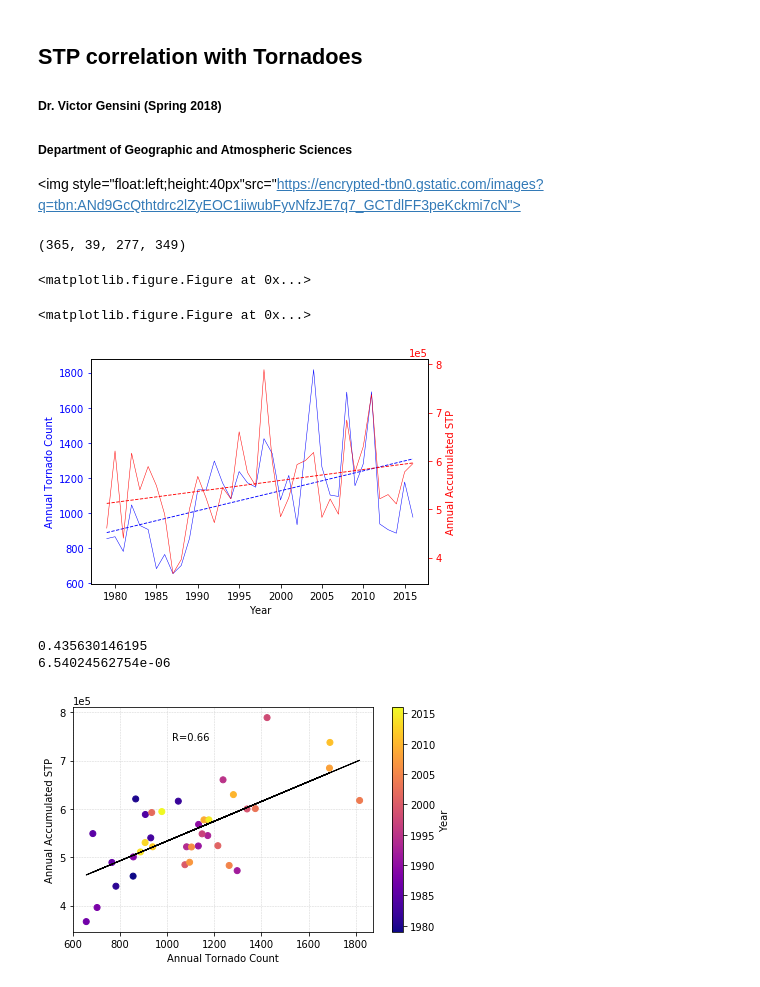
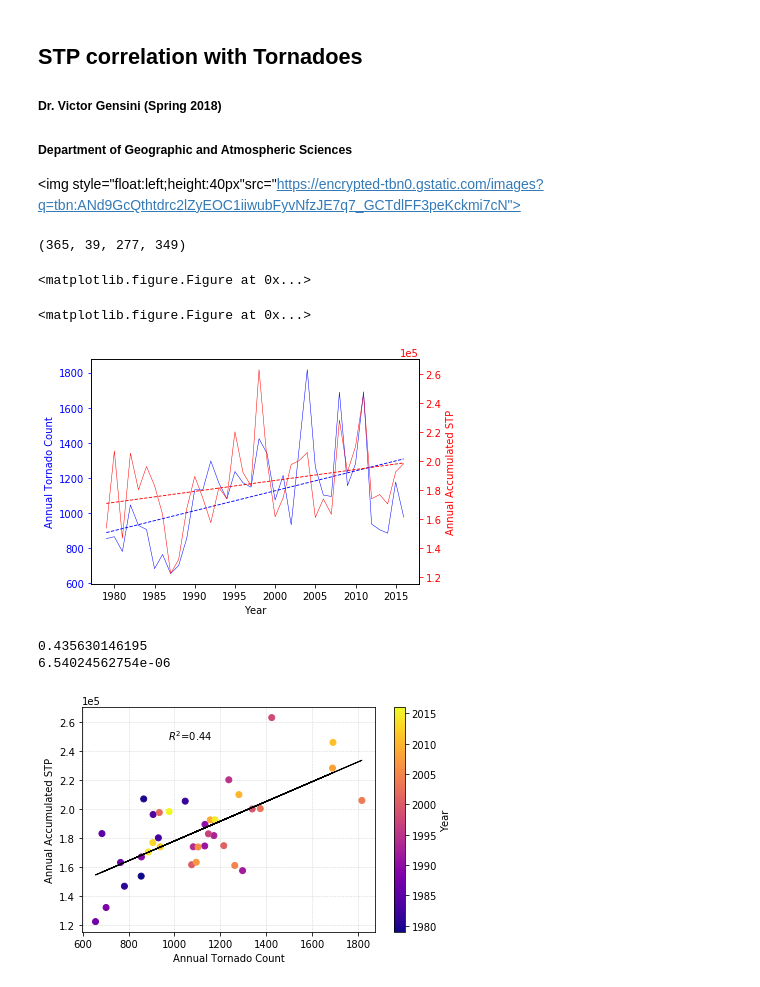
Before and after one commit to vgensini/enso, a Jupyter notebook: correlation.ipynb, the cells around one changed output. Cells and saved outputs as stored; diff of their text form; code cells hidden in the pictures.

```diff
--- a/correlation.ipynb
+++ b/correlation.ipynb
@@ -102,7 +102,7 @@ plt.figure(figsize=(18,11))
 for yr in years:
     stp_dy_val = inter_var[yr,:,:]
     stp_dy_val_clip = np.ma.masked_where(clip==False,stp_dy_val)
-    jul_vals.append(stp_dy_val_clip.sum()*3.)
+    jul_vals.append(stp_dy_val_clip.sum())
 plt.figure(figsize=(18,11))
 #fit = np.polyfit(years,jul_vals,1)
 #fit_fn = np.poly1d(fit)
@@ -111,35 +111,35 @@ plt.figure(figsize=(18,11))
 # fit_fn is now a function which takes in x and returns an estimate for y
 
 #plt.plot(years,jul_vals, 'b-', years, fit_fn(years), '--k')
 #plt.title('1979-2017 Interannual Variability of US Gridpoint Hours with STP > 1')
 fig, ax1 = plt.subplots()
 t = np.arange(1979,2017,1)
 fit = np.polyfit(t,jul_vals,1)
 fit_fn = np.poly1d(fit)
 fit1 = np.polyfit(t,raw_counts,1)
 fit_fn1 = np.poly1d(fit1)
 ax1.set_xlabel('Year')
 ax1.set_ylabel('Annual Tornado Count',color='b')
 ax1.tick_params(axis='y', colors='blue')
 ax1.plot(t, raw_counts, 'b-', linewidth=0.5)
 ax1.plot(t, fit_fn1(t), '--b', linewidth=0.9)
 ax2 = ax1.twinx()
 ax2.set_ylabel('Annual Accumulated STP',color='r')
 ax2.ticklabel_format(style='sci', axis='y', scilimits=(0,0))
 ax2.tick_params(axis='y', colors='red')
 ax2.plot(t, jul_vals, 'r-', linewidth=0.5)
 ax2.plot(t, fit_fn(t), '--r', linewidth=0.9)
 plt.tight_layout()
-plt.savefig('Figure1.png',dpi=200)
+plt.savefig('Figure2.png',dpi=200)
 # for val in raw_counts:
 #     print(val)
 # for val in jul_vals:
 #     print(val)
 # %% [output]
 (365, 39, 277, 349)
 <matplotlib.figure.Figure at 0x...>
 <matplotlib.figure.Figure at 0x...>
-[figure, old version]
+[figure, new version]
 # %%
 CS=plt.scatter(raw_counts,jul_vals,c=np.arange(1979,2017,1),cmap=cm.plasma,zorder=4)
 plt.grid(color='LightGray', linestyle='--', linewidth=0.5,zorder=0)
@@ -151,15 +151,15 @@ fit = np.polyfit(raw_counts,jul_vals,1)
 fit_fn = np.poly1d(fit)
 plt.plot(raw_counts,fit_fn(raw_counts), '-k', linewidth=1, zorder=4)
 CS=plt.colorbar(label='Year')
-plt.annotate('R='+"%.2f" % r_value,xy=(.32,.82), xycoords='figure fraction')
+plt.annotate('$R^{2}$='+"%.2f" % r_value**2,xy=(.31,.82), xycoords='figure fraction')
 plt.xlabel('Annual Tornado Count')
 plt.ylabel('Annual Accumulated STP')
 plt.tight_layout()
-plt.savefig('Figure2.png',dpi=200)
+plt.savefig('Figure1.png',dpi=200)
 # %% [output]
 0.435630146195
 6.54024562754e-06
-[figure, old version]
+[figure, new version]
 # %%
 def theilsen(a,years):
     yr,y,x = a.shape
```
Also changed, not shown: parts of 2 cells of this notebook, 12 other files.
